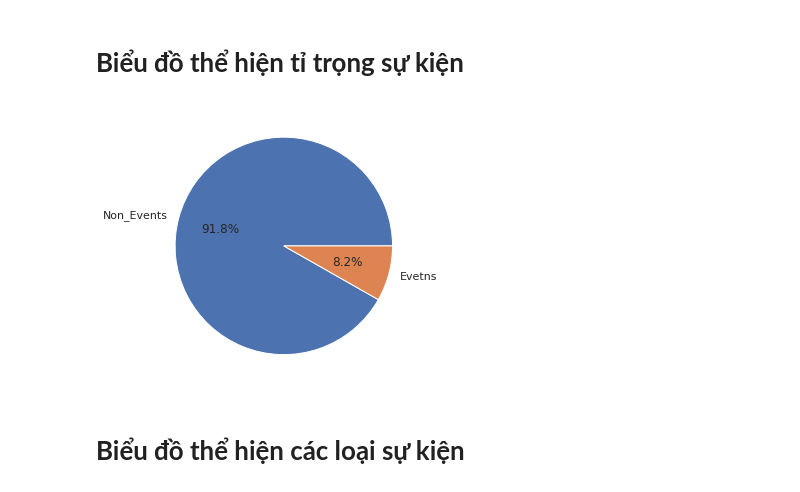
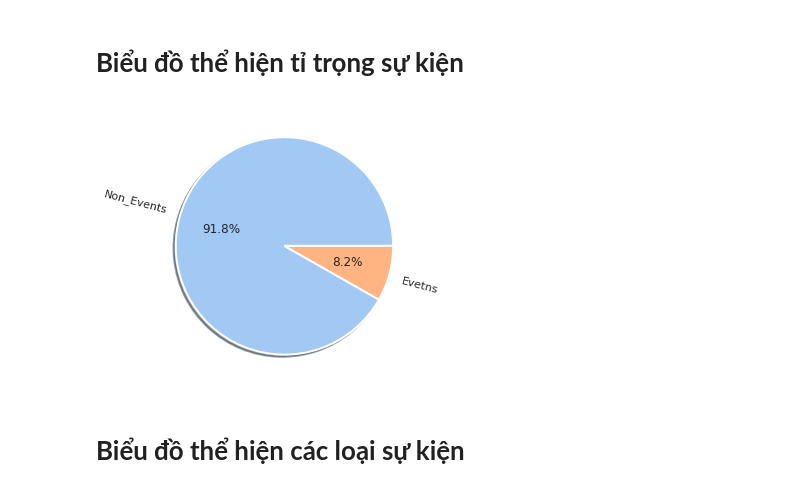
Before and after one commit to khanh22mse23057/python4engineer-assignments, a Jupyter notebook: Assignments2_Overview_M5_EDA.ipynb, the cells around one changed output. Saved outputs shown, nothing was run; the diff lists cells and outputs as text; code cells hidden in the pictures.

```diff
--- a/Assignments2_Overview_M5_EDA.ipynb
+++ b/Assignments2_Overview_M5_EDA.ipynb
@@ -331,10 +312,15 @@ plt.show()
 # %%
 Non_events = cale4.date.count() - cale4.event_name_1.count()
 Events = cale4.event_name_1.count()
-pd.Series([Non_events,Events], ['Non_Events',"Evetns"],name="").plot.pie(autopct='%1.1f%%')
+colors = sns.color_palette('pastel')
+pd.Series([Non_events,Events], ['Non_Events',"Evetns"],name="").plot.pie(autopct='%1.1f%%',
+                                                                         shadow = 'True',
+                                                                         center = (0.1,0.1),
+                                                                         wedgeprops = {'linewidth': 2},
+                                                                         colors = colors, rotatelabels = 'true')
 plt.show()
 # %% [output]
-[figure, old version]
+[figure, new version]
 # %% [markdown]
 # **Biểu đồ thể hiện các loại sự kiện**
 # %%
```
Also changed, not shown: parts of 6 cells of this notebook.
